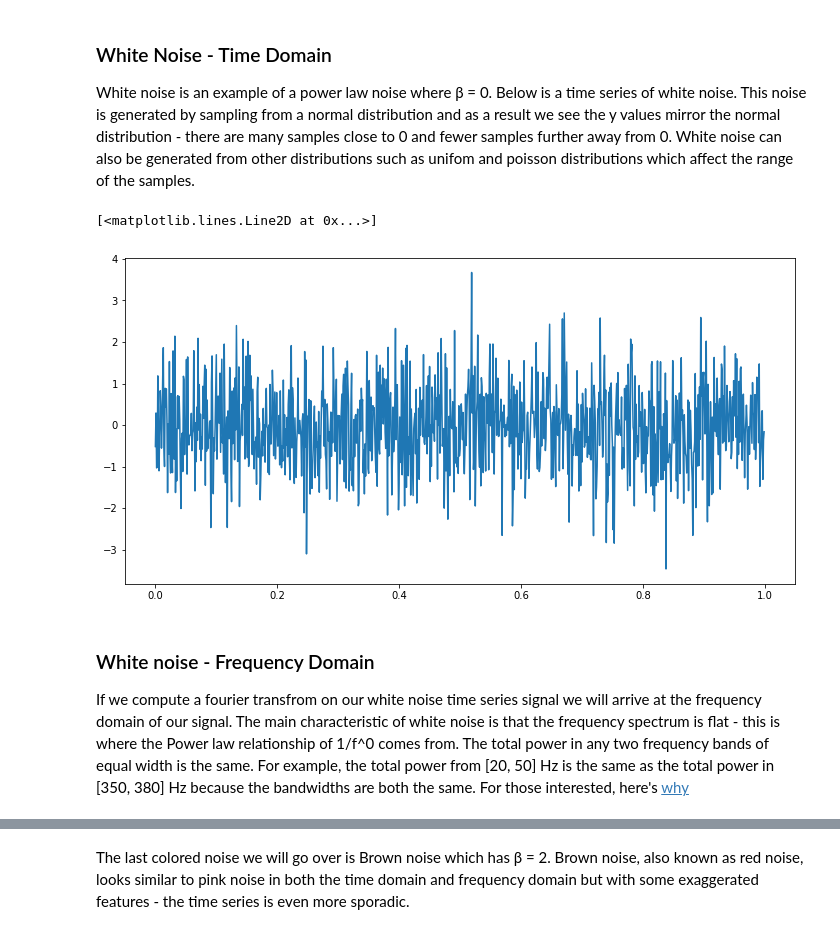
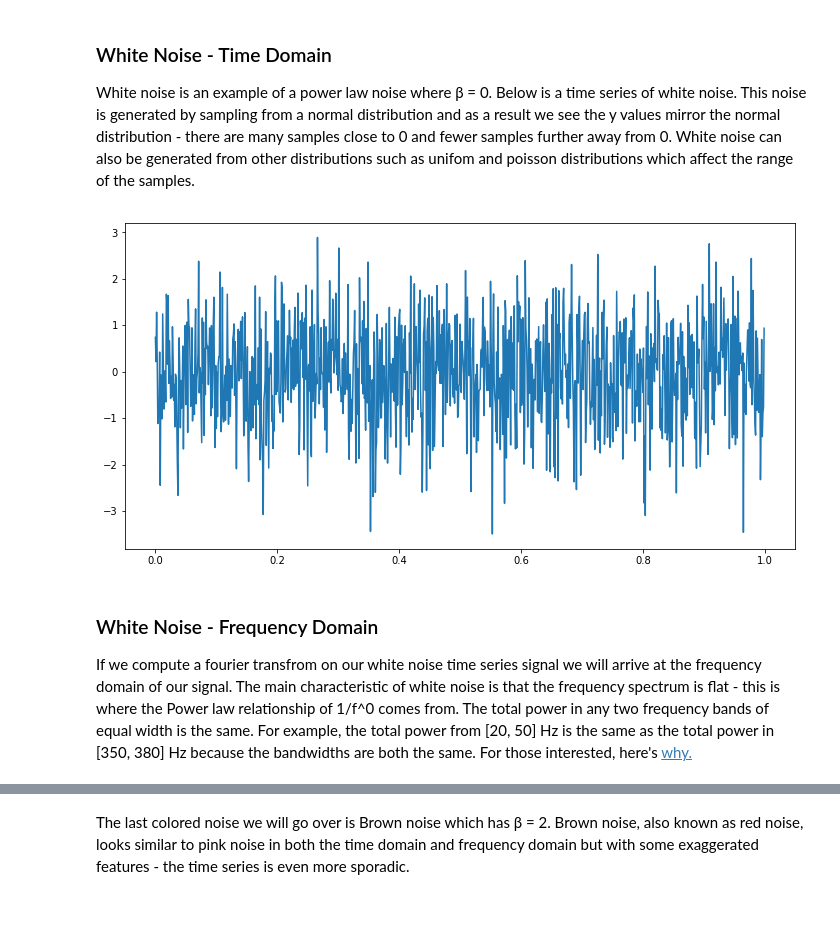
Before and after one commit to voytekresearch/Tutorials, a Jupyter notebook: 06-ColoredNoise.ipynb, the cells around one changed output, grey strips where cells are left out. Drawn from its saved outputs; the diff is of its cells as text; code cells hidden in the pictures.

```diff
--- a/06-ColoredNoise.ipynb
+++ b/06-ColoredNoise.ipynb
@@ -16,30 +11,11 @@ Some types of colored noise follow the general form of $$\frac{1}{f^{\beta}}$$ w
 ### White Noise - Time Domain
 
 White noise is an example of a power law noise where β = 0. Below is a time series of white noise. This noise is generated by sampling from a normal distribution and as a result we see the y values mirror the normal distribution - there are many samples close to 0 and fewer samples further away from 0. White noise can also be generated from other distributions such as unifom and poisson distributions which affect the range of the samples.
-# %%
-#Generate white noise time series
-mean = 0
-std = 1
-
-# length of time series
-num_samples = 1000000
-
-# sampling rate 1000Hz
-fs = 1000
-
-# generate white (random) noise
-white_noise_data = np.random.normal(mean, std, size=num_samples)
-
-# time scale = number of samples / sampling rate
-t = np.arange(len(white_noise_data))/fs
-
-#p lot 1 second of white noise data
-plt.figure(figsize=[12,6])
-plt.plot(t[0:1000], white_noise_data[0:1000]) #plot samples over time
-# %% [output]
-[<matplotlib.lines.Line2D at 0x...>]
-[figure, removed]
+# %%
+white_data, fs = white_noise_time()
+# %% [output]
+[figure, added]
 # %% [markdown]
-### White noise - Frequency Domain
+### White Noise - Frequency Domain
 
-If we compute a fourier transfrom on our white noise time series signal we will arrive at the frequency domain of our signal. The main characteristic of white noise is that the frequency spectrum is flat - this is where the Power law relationship of 1/f^0 comes from. The total power in any two frequency bands of equal width is the same. For example, the total power from [20, 50] Hz is the same as the total power in [350, 380] Hz because the bandwidths are both the same. For those interested, here's [why](https://en.wikipedia.org/wiki/Law_of_large_numbers)
+If we compute a fourier transfrom on our white noise time series signal we will arrive at the frequency domain of our signal. The main characteristic of white noise is that the frequency spectrum is flat - this is where the Power law relationship of 1/f^0 comes from. The total power in any two frequency bands of equal width is the same. For example, the total power from [20, 50] Hz is the same as the total power in [350, 380] Hz because the bandwidths are both the same. For those interested, here's [why.](https://en.wikipedia.org/wiki/Law_of_large_numbers)
```
Also changed, not shown: parts of 26 cells of this notebook, 3 other files.
